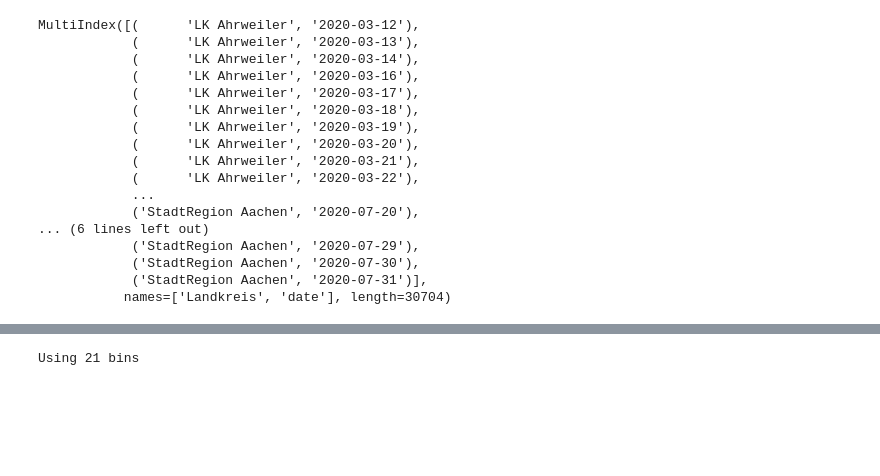
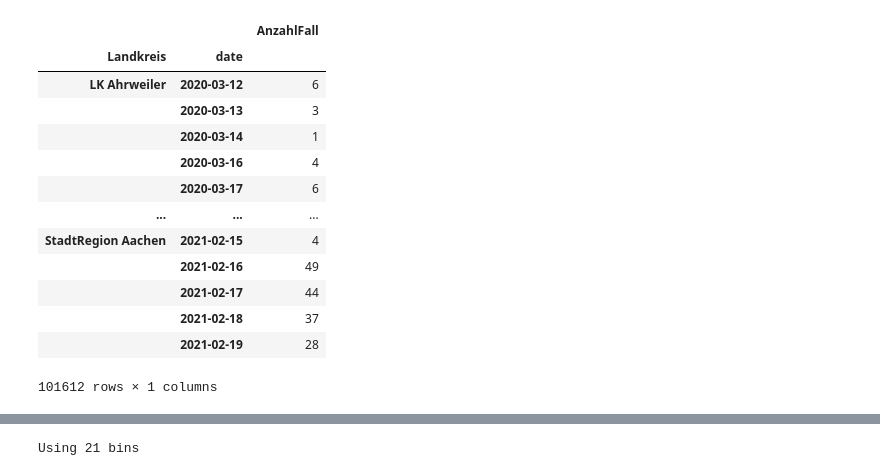
Before and after one commit to oscovida/oscovida, a Jupyter notebook: tools/pelican/content/ipynb/daily-distribution-new-cases-germany.ipynb, the cells around one changed output, grey strips where cells are left out. Saved outputs shown, nothing was run; the diff lists cells and outputs as text; code cells hidden in the pictures; blank space fills up the shorter version.

```diff
--- a/tools/pelican/content/ipynb/daily-distribution-new-cases-germany.ipynb
+++ b/tools/pelican/content/ipynb/daily-distribution-new-cases-germany.ipynb
@@ -36,25 +39,22 @@ total_infections
 # %%
 # df4.unstack(level=0)
 # %%
-df4.index
+df4
 # %% [output]
+|  |  | AnzahlFall |
+| Landkreis | date |  |
+| LK Ahrweiler | 2020-03-12 | 6 |
+|  | 2020-03-13 | 3 |
+|  | 2020-03-14 | 1 |
+|  | 2020-03-16 | 4 |
+|  | 2020-03-17 | 6 |
+| ... | ... | ... |
+| StadtRegion Aachen | 2021-02-15 | 4 |
+|  | 2021-02-16 | 49 |
+|  | 2021-02-17 | 44 |
+|  | 2021-02-18 | 37 |
+|  | 2021-02-19 | 28 |
-MultiIndex([(      'LK Ahrweiler', '2020-03-12'),
-            (      'LK Ahrweiler', '2020-03-13'),
-            (      'LK Ahrweiler', '2020-03-14'),
-            (      'LK Ahrweiler', '2020-03-16'),
-            (      'LK Ahrweiler', '2020-03-17'),
-            (      'LK Ahrweiler', '2020-03-18'),
-            (      'LK Ahrweiler', '2020-03-19'),
-            (      'LK Ahrweiler', '2020-03-20'),
-            (      'LK Ahrweiler', '2020-03-21'),
-            (      'LK Ahrweiler', '2020-03-22'),
-            ...
-            ('StadtRegion Aachen', '2020-07-20'),
-... (6 lines left out)
-            ('StadtRegion Aachen', '2020-07-29'),
-            ('StadtRegion Aachen', '2020-07-30'),
-            ('StadtRegion Aachen', '2020-07-31')],
-           names=['Landkreis', 'date'], length=30704)
+101612 rows × 1 columns
 # %%
 df4_resampled = df4.unstack(level=0).resample("1D").asfreq().stack(level=0).fillna(0)
 assert df4_resampled.sum().sum() == total_infections
```
Also changed, not shown: parts of 21 cells of this notebook, 1 other file.
